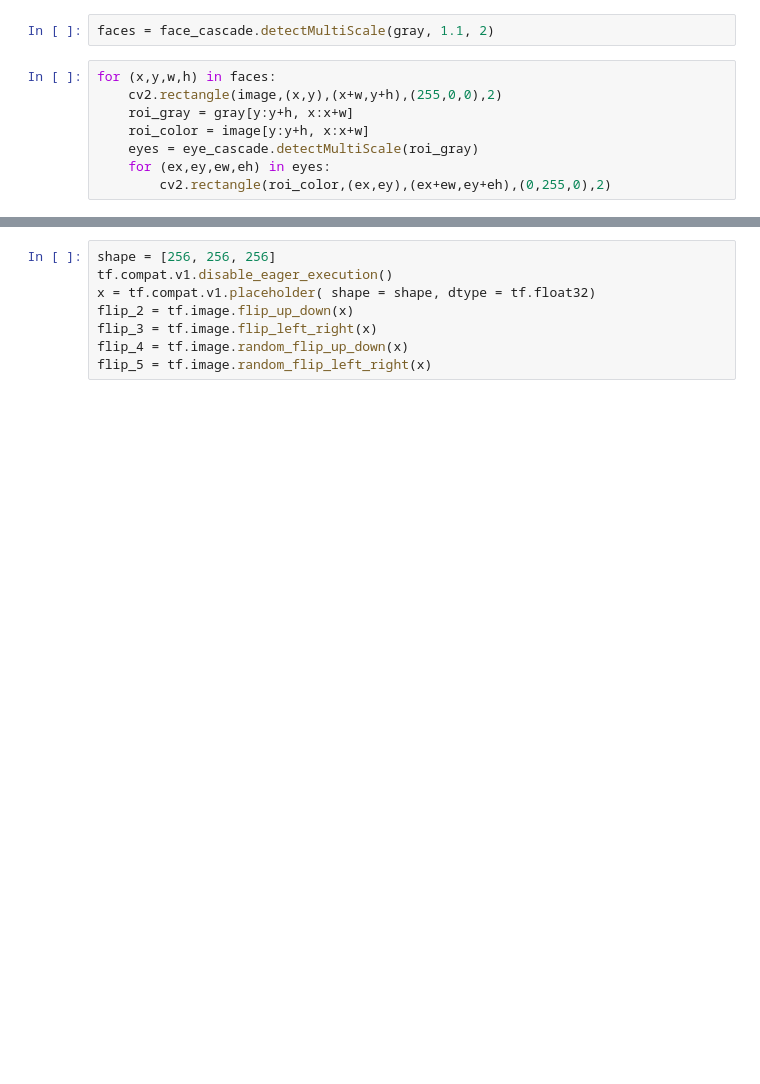
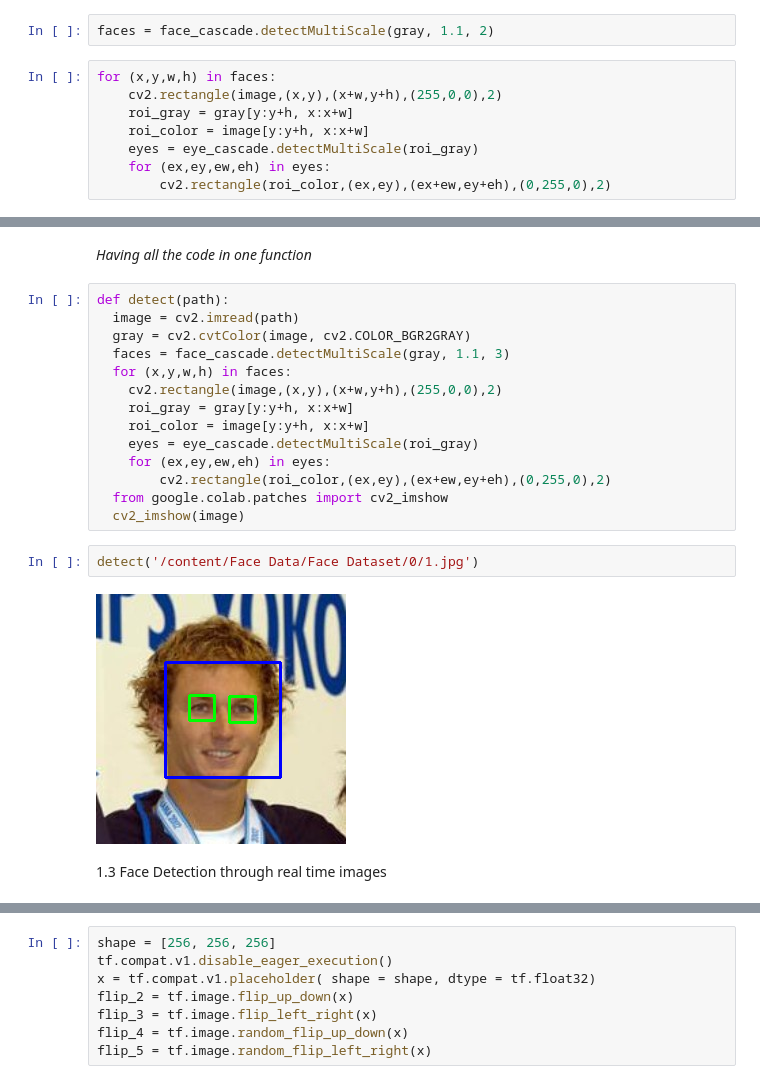
Before and after one commit to hadil1999-creator/Research-nternship-InnovCom, a Jupyter notebook: INNOV'COM.ipynb, the cells around one changed output, grey strips where cells are left out. Cells and saved outputs as stored; diff of their text form; blank space fills up the shorter version.

```diff
--- a/INNOV'COM.ipynb
+++ b/INNOV'COM.ipynb
@@ -107,0 +93,22 @@ cv2_imshow(image)
+# %% [markdown]
+*Having all the code in one function*
+# %%
+def detect(path):
+  image = cv2.imread(path)
+  gray = cv2.cvtColor(image, cv2.COLOR_BGR2GRAY)
+  faces = face_cascade.detectMultiScale(gray, 1.1, 3)
+  for (x,y,w,h) in faces:
+    cv2.rectangle(image,(x,y),(x+w,y+h),(255,0,0),2)
+    roi_gray = gray[y:y+h, x:x+w]
+    roi_color = image[y:y+h, x:x+w]
+    eyes = eye_cascade.detectMultiScale(roi_gray)
+    for (ex,ey,ew,eh) in eyes:
+        cv2.rectangle(roi_color,(ex,ey),(ex+ew,ey+eh),(0,255,0),2)
+  from google.colab.patches import cv2_imshow
+  cv2_imshow(image)
+# %%
+detect('/content/Face Data/Face Dataset/0/1.jpg')
+# %% [output]
+[figure, added]
+# %% [markdown]
+1.3 Face Detection through real time images
```
Also changed, not shown: parts of 71 cells of this notebook.
